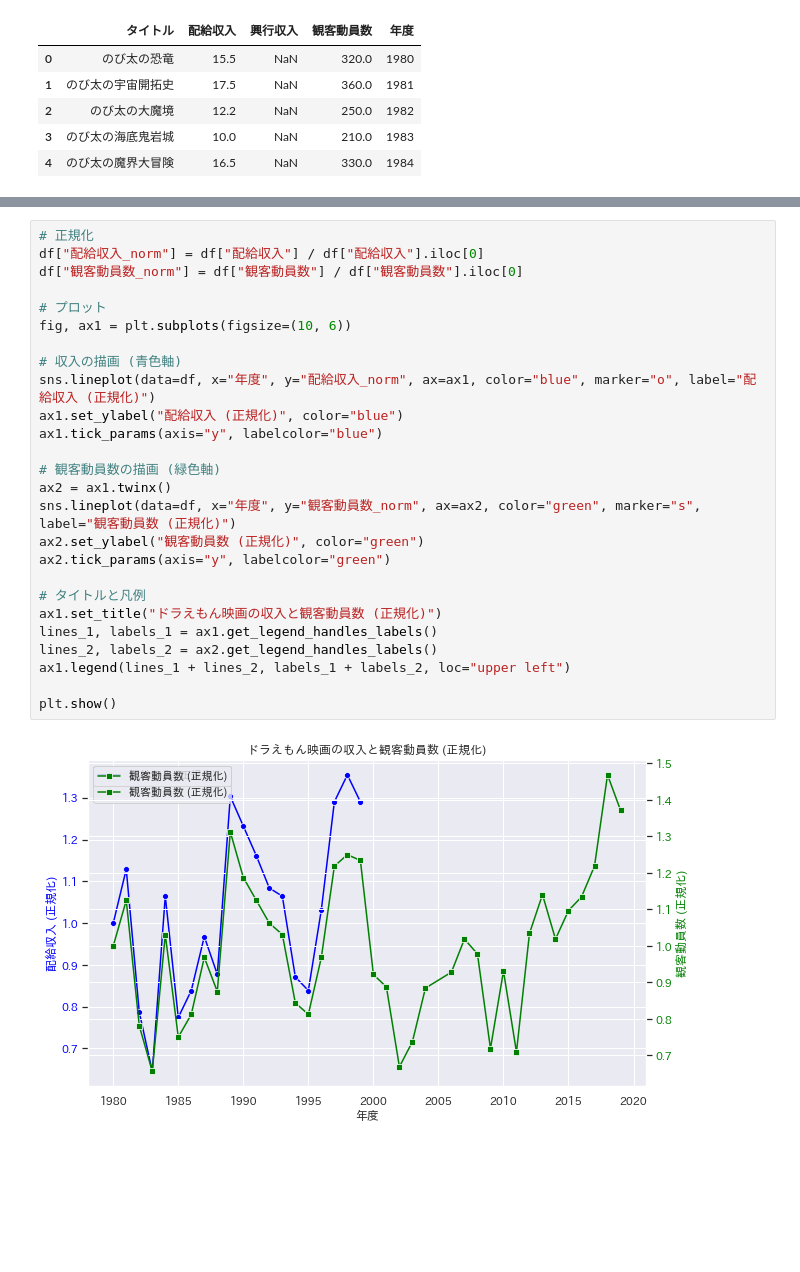
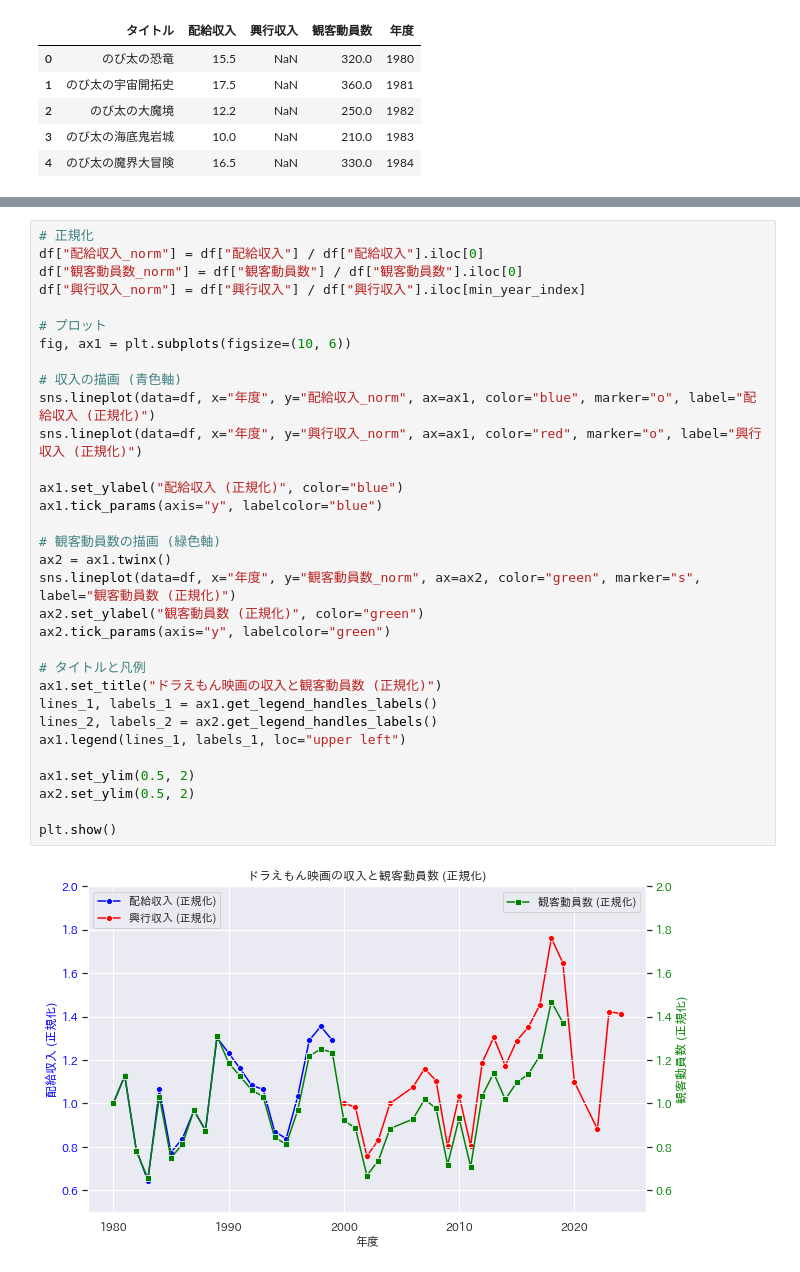
Before and after one commit to motttey/doraemon-machine-learning, a Jupyter notebook: doraeiga_data_analysis.ipynb, the cells around one changed output, grey strips where cells are left out. Saved outputs shown, nothing was run; the diff lists cells and outputs as text; blank space fills up the shorter version.

Commit message:
update: normalize chart

```diff
--- a/doraeiga_data_analysis.ipynb
+++ b/doraeiga_data_analysis.ipynb
@@ -52,28 +58,34 @@ plt.show()
 # %%
 # 正規化
 df["配給収入_norm"] = df["配給収入"] / df["配給収入"].iloc[0]
 df["観客動員数_norm"] = df["観客動員数"] / df["観客動員数"].iloc[0]
+df["興行収入_norm"] = df["興行収入"] / df["興行収入"].iloc[min_year_index]
 
 # プロット
 fig, ax1 = plt.subplots(figsize=(10, 6))
 
 # 収入の描画 (青色軸)
 sns.lineplot(data=df, x="年度", y="配給収入_norm", ax=ax1, color="blue", marker="o", label="配給収入 (正規化)")
+sns.lineplot(data=df, x="年度", y="興行収入_norm", ax=ax1, color="red", marker="o", label="興行収入 (正規化)")
+
 ax1.set_ylabel("配給収入 (正規化)", color="blue")
 ax1.tick_params(axis="y", labelcolor="blue")
 
 # 観客動員数の描画 (緑色軸)
 ax2 = ax1.twinx()
 sns.lineplot(data=df, x="年度", y="観客動員数_norm", ax=ax2, color="green", marker="s", label="観客動員数 (正規化)")
 ax2.set_ylabel("観客動員数 (正規化)", color="green")
 ax2.tick_params(axis="y", labelcolor="green")
 
 # タイトルと凡例
 ax1.set_title("ドラえもん映画の収入と観客動員数 (正規化)")
 lines_1, labels_1 = ax1.get_legend_handles_labels()
 lines_2, labels_2 = ax2.get_legend_handles_labels()
-ax1.legend(lines_1 + lines_2, labels_1 + labels_2, loc="upper left")
+ax1.legend(lines_1, labels_1, loc="upper left")
+
+ax1.set_ylim(0.5, 2)
+ax2.set_ylim(0.5, 2)
 
 plt.show()
 # %% [output]
-[figure, old version]
+[figure, new version]
```
Also changed, not shown: parts of 1 cell of this notebook.
